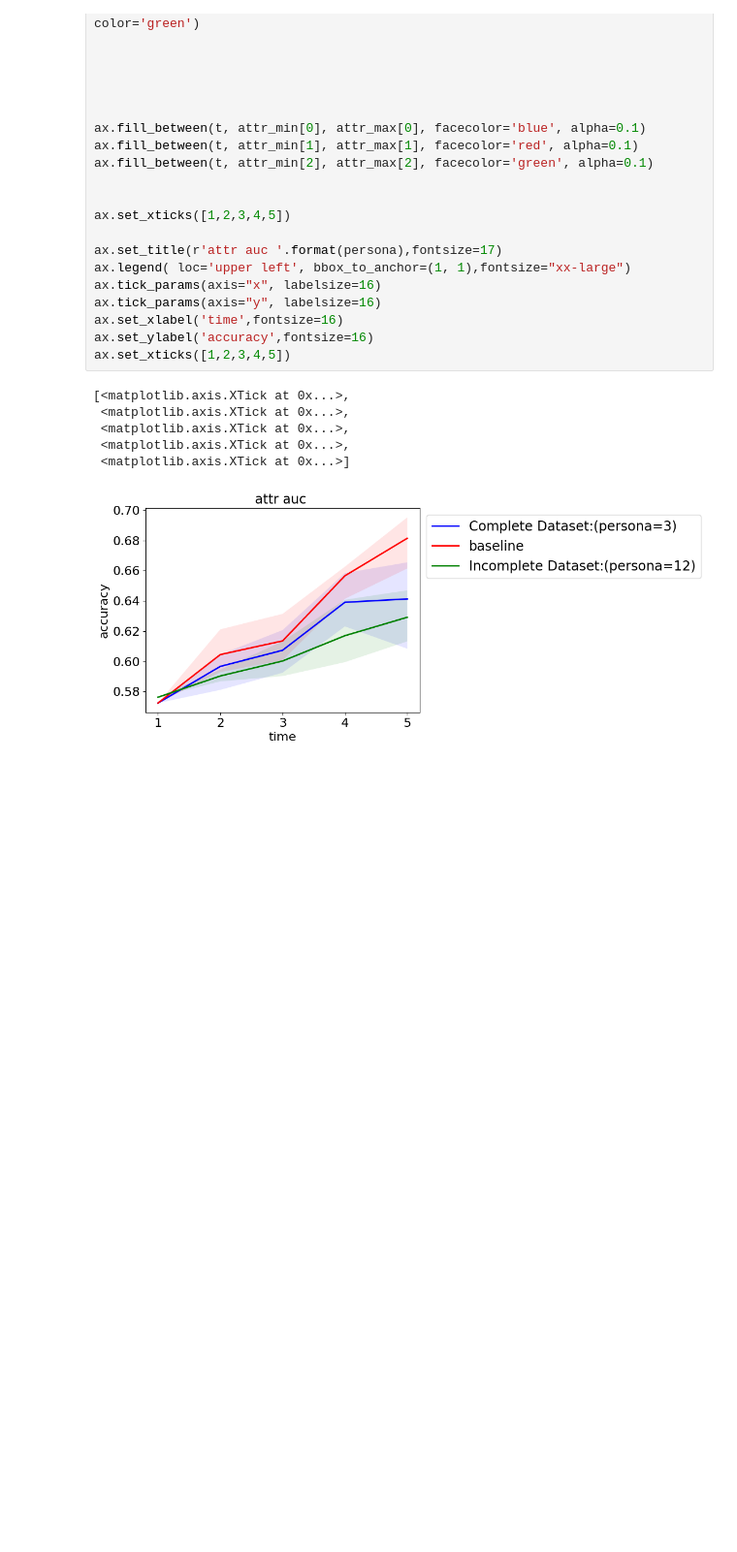
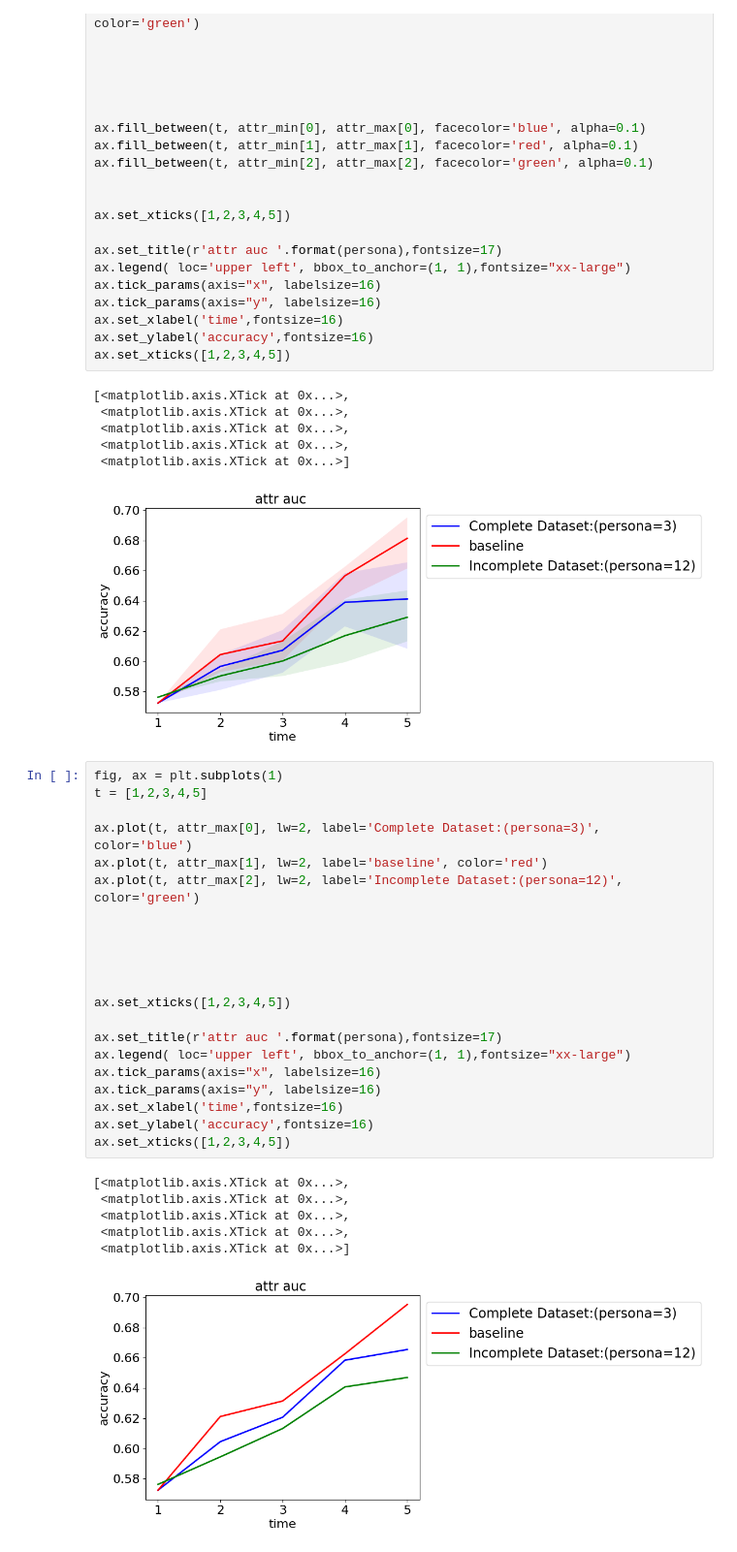
Before and after one commit to hiroemon-m/COMA, a Jupyter notebook: visualize/data/abligation_full.ipynb, the cells around one changed output. Shown at 97% size. Drawn from its saved outputs; the diff is of its cells as text; blank space fills up the shorter version.

```diff
--- a/visualize/data/abligation_full.ipynb
+++ b/visualize/data/abligation_full.ipynb
@@ -161,3 +161,31 @@ ax.set_xticks([1,2,3,4,5])
  <matplotlib.axis.XTick at 0x...>,
  <matplotlib.axis.XTick at 0x...>]
 [figure]
+# %%
+fig, ax = plt.subplots(1)
+t = [1,2,3,4,5]
+
+ax.plot(t, attr_max[0], lw=2, label='Complete Dataset:(persona=3)', color='blue')
+ax.plot(t, attr_max[1], lw=2, label='baseline', color='red')
+ax.plot(t, attr_max[2], lw=2, label='Incomplete Dataset:(persona=12)', color='green')
+
+
+
+
+
+ax.set_xticks([1,2,3,4,5])
+
+ax.set_title(r'attr auc '.format(persona),fontsize=17)
+ax.legend( loc='upper left', bbox_to_anchor=(1, 1),fontsize="xx-large")
+ax.tick_params(axis="x", labelsize=16)
+ax.tick_params(axis="y", labelsize=16)
+ax.set_xlabel('time',fontsize=16)
+ax.set_ylabel('accuracy',fontsize=16)
+ax.set_xticks([1,2,3,4,5])
+# %% [output]
+[<matplotlib.axis.XTick at 0x...>,
+ <matplotlib.axis.XTick at 0x...>,
+ <matplotlib.axis.XTick at 0x...>,
+ <matplotlib.axis.XTick at 0x...>,
+ <matplotlib.axis.XTick at 0x...>]
+[figure, added]
```
Also changed, not shown: parts of 1 cell of this notebook.
